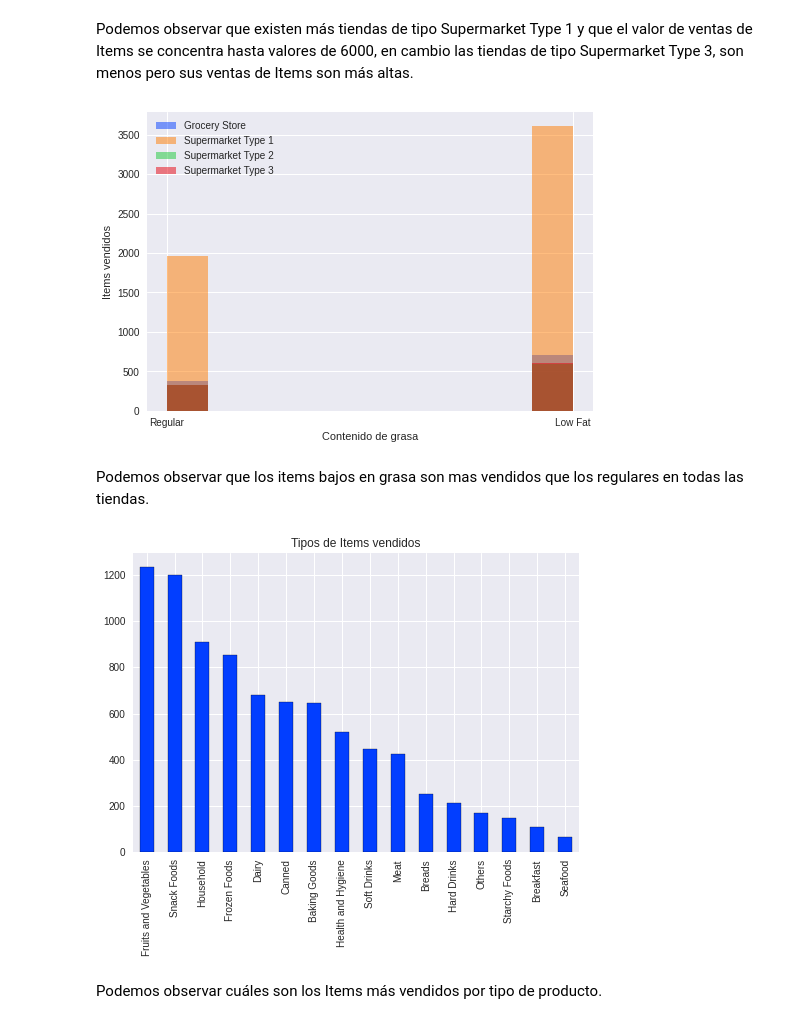
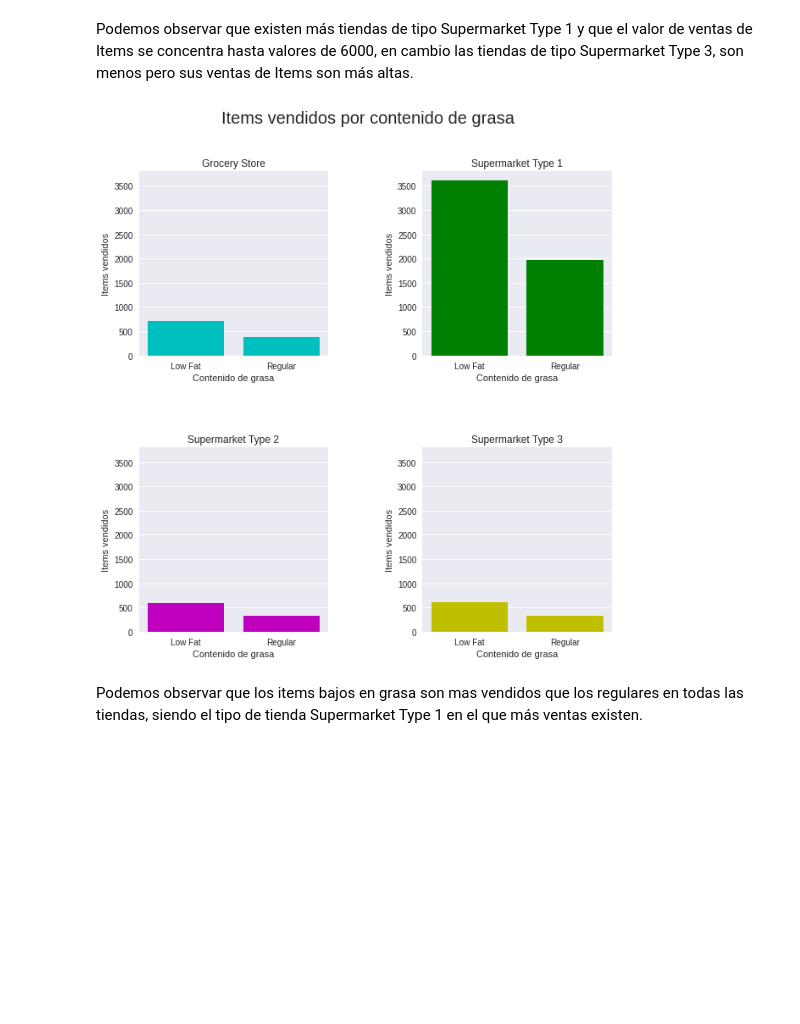
Before and after one commit to carlosegn/proyecciones-ventas-alimenticias, a Jupyter notebook: Proyeccion_ventas_alimenticias.ipynb, the cells around one changed output. Saved outputs shown, nothing was run; the diff lists cells and outputs as text; code cells hidden in the pictures; blank space fills up the shorter version.

```diff
--- a/Proyeccion_ventas_alimenticias.ipynb
+++ b/Proyeccion_ventas_alimenticias.ipynb
@@ -474,24 +447,52 @@ plt.show()
 # %% [markdown]
 Podemos observar que existen más tiendas de tipo Supermarket Type 1 y que el valor de ventas de Items se concentra hasta valores de 6000, en cambio las tiendas de tipo Supermarket Type 3, son menos pero sus ventas de Items son más altas.
-# %%
-# Items vendidos por contenido de grasa
-plt.hist(df_grocery['Item_Fat_Content'], alpha=0.5, label='Grocery Store')
-plt.hist(df_supermarket1['Item_Fat_Content'], alpha=0.5, label='Supermarket Type 1')
-plt.hist(df_supermarket2['Item_Fat_Content'], alpha=0.5, label='Supermarket Type 2')
-plt.hist(df_supermarket3['Item_Fat_Content'], alpha=0.5, label='Supermarket Type 3')
-plt.legend(loc='upper left')
-plt.xlabel('Contenido de grasa')
-plt.ylabel('Items vendidos')
-plt.show()
-# %% [output]
-[figure, removed]
+# %%
+# Items vendidos por contenido de grasa
+# Obtenemos los valores de items vendidos por tienda
+grocery_fat = df_grocery['Item_Fat_Content'].value_counts()
+supermarket1_fat = df_supermarket1['Item_Fat_Content'].value_counts()
+supermarket2_fat = df_supermarket2['Item_Fat_Content'].value_counts()
+supermarket3_fat = df_supermarket3['Item_Fat_Content'].value_counts()
+
+# 4 gráficos de barras con los valores
+fig, axes = plt.subplots(nrows=2, ncols=2, figsize=(10,10))
+
+# Grafico Grocery Store
+axes[0,0].bar(grocery_fat.index, grocery_fat.values, label='Grocery', color='c')
+axes[0,0].set_xlabel('Contenido de grasa')
+axes[0,0].set_ylabel('Items vendidos')
+axes[0,0].set_ylim(bottom=0, top=3800)
+axes[0,0].grid(axis='x')
+axes[0,0].set_title('Grocery Store')
+
+# Grafico Supermarket 1
+axes[0,1].bar(supermarket1_fat.index, supermarket1_fat.values, color='g')
+axes[0,1].set_xlabel('Contenido de grasa')
+axes[0,1].set_ylabel('Items vendidos')
+axes[0,1].set_ylim(bottom=0, top=3800)
+axes[0,1].grid(axis='x')
+axes[0,1].set_title('Supermarket Type 1')
+
+# Grafico Supermarket 2
+axes[1,0].bar(supermarket2_fat.index, supermarket2_fat.values, color='m')
+axes[1,0].set_xlabel('Contenido de grasa')
+axes[1,0].set_ylabel('Items vendidos')
+axes[1,0].set_ylim(bottom=0, top=3800)
+axes[1,0].grid(axis='x')
+axes[1,0].set_title('Supermarket Type 2')
+
+# Grafico Supermarket 3
+axes[1,1].bar(supermarket3_fat.index, supermarket3_fat.values, color='y')
+axes[1,1].set_xlabel('Contenido de grasa')
+axes[1,1].set_ylabel('Items vendidos')
+axes[1,1].set_ylim(bottom=0, top=3800)
+axes[1,1].grid(axis='x')
+axes[1,1].set_title('Supermarket Type 3')
+
+fig.suptitle('Items vendidos por contenido de grasa', fontsize=20)
+plt.subplots_adjust(hspace=0.5, wspace=0.5)
+plt.show();
+# %% [output]
+[figure, added]
 # %% [markdown]
-Podemos observar que los items bajos en grasa son mas vendidos que los regulares en todas las tiendas.
+Podemos observar que los items bajos en grasa son mas vendidos que los regulares en todas las tiendas, siendo el tipo de tienda Supermarket Type 1 en el que más ventas existen.
-# %%
-# Tipos de Items vendidos
-plt.title('Tipos de Items vendidos');
-df_final['Item_Type'].value_counts().plot(kind = 'bar', edgecolor = 'black');
-# %% [output]
-[figure, removed]
-# %% [markdown]
-Podemos observar cuáles son los Items más vendidos por tipo de producto.
```
Also changed, not shown: parts of 19 cells of this notebook.
